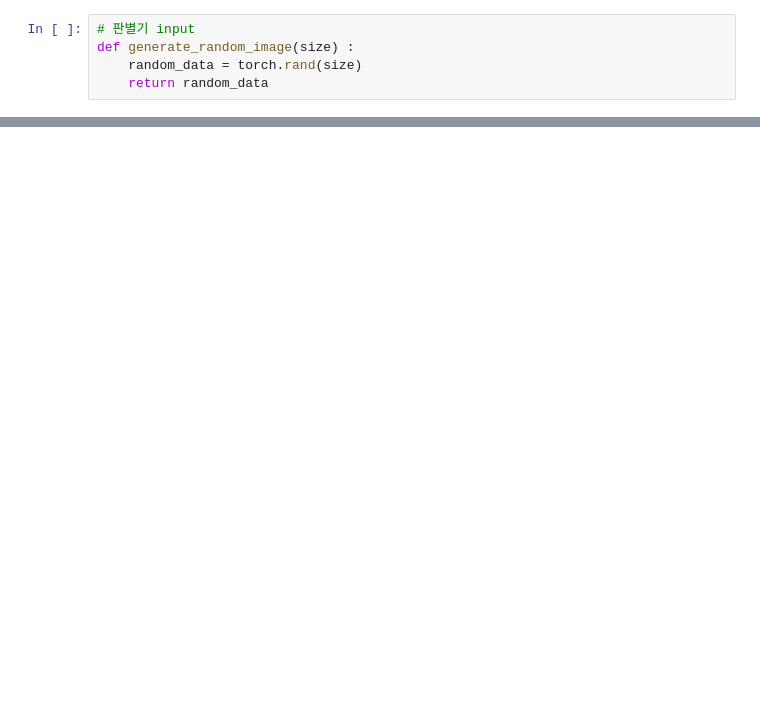
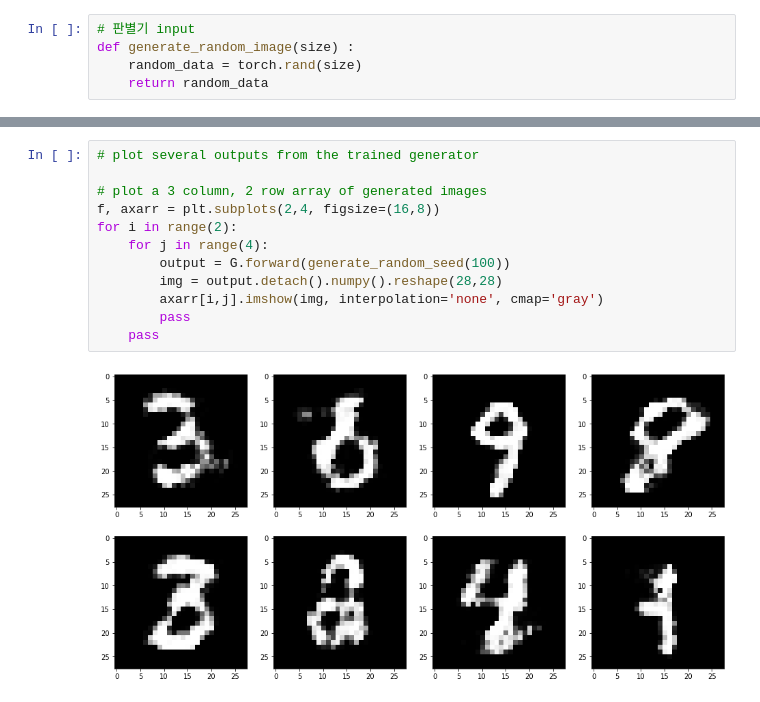
Before and after one commit to kkyuhun94/-TIL, a Jupyter notebook: GAN/GAN_3.ipynb, the cells around one changed output, grey strips where cells are left out. Cells and saved outputs as stored; diff of their text form; blank space fills up the shorter version.

```diff
--- a/GAN/GAN_3.ipynb
+++ b/GAN/GAN_3.ipynb
@@ -420,0 +520,14 @@ G.plot_progress()
+# %%
+# plot several outputs from the trained generator
+
+# plot a 3 column, 2 row array of generated images
+f, axarr = plt.subplots(2,4, figsize=(16,8))
+for i in range(2):
+    for j in range(4):
+        output = G.forward(generate_random_seed(100))
+        img = output.detach().numpy().reshape(28,28)
+        axarr[i,j].imshow(img, interpolation='none', cmap='gray')
+        pass
+    pass
+# %% [output]
+[figure, added]
```
Also changed, not shown: parts of 25 cells of this notebook, 1 other file.
